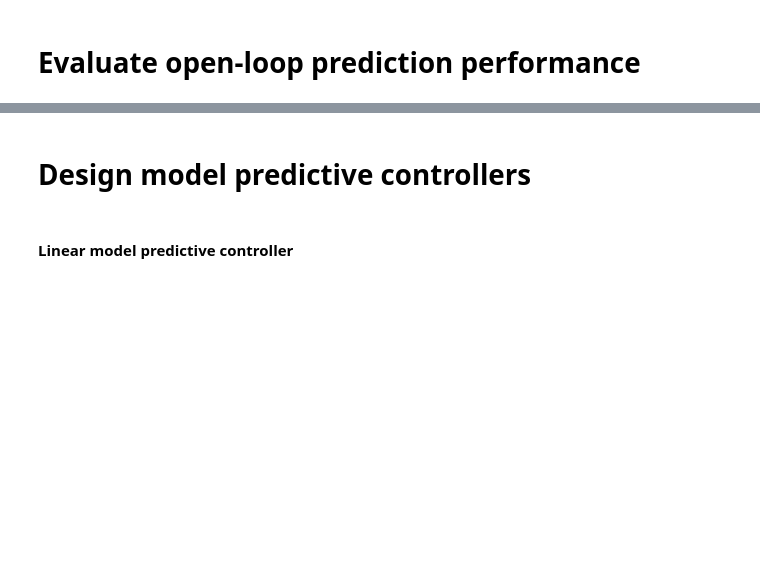
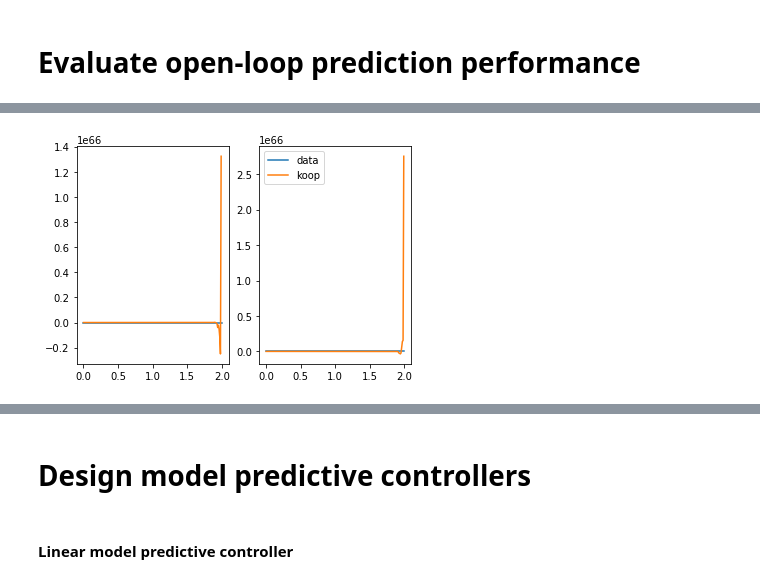
Before and after one commit to Cafolkes/koopman_learning_and_control, a Jupyter notebook: working_files/bkeedmd/bilinearizable_sys_mpc_nn.ipynb, the cells around one changed output, grey strips where cells are left out. Cells and saved outputs as stored; diff of their text form; code cells hidden in the pictures; blank space fills up the shorter version.

```diff
--- a/working_files/bkeedmd/bilinearizable_sys_mpc_nn.ipynb
+++ b/working_files/bkeedmd/bilinearizable_sys_mpc_nn.ipynb
@@ -509,0 +537,14 @@ plt.show()
+# %%
+traj = 3
+plt.subplot(1,2,1)
+plt.plot(t_eval, xs_ol[traj,:,0], label='data')
+plt.plot(t_eval[:-1], xs_koop_dnn_ol[traj,:,0], label='koop')
+plt.subplot(1,2,2)
+plt.plot(t_eval, xs_ol[traj,:,1], label='data')
+plt.plot(t_eval[:-1], xs_koop_dnn_ol[traj,:,1], label='koop')
+
+
+plt.legend()
+plt.show()
+# %% [output]
+[figure, added]
```
Also changed, not shown: parts of 9 cells of this notebook, 3 other files.
